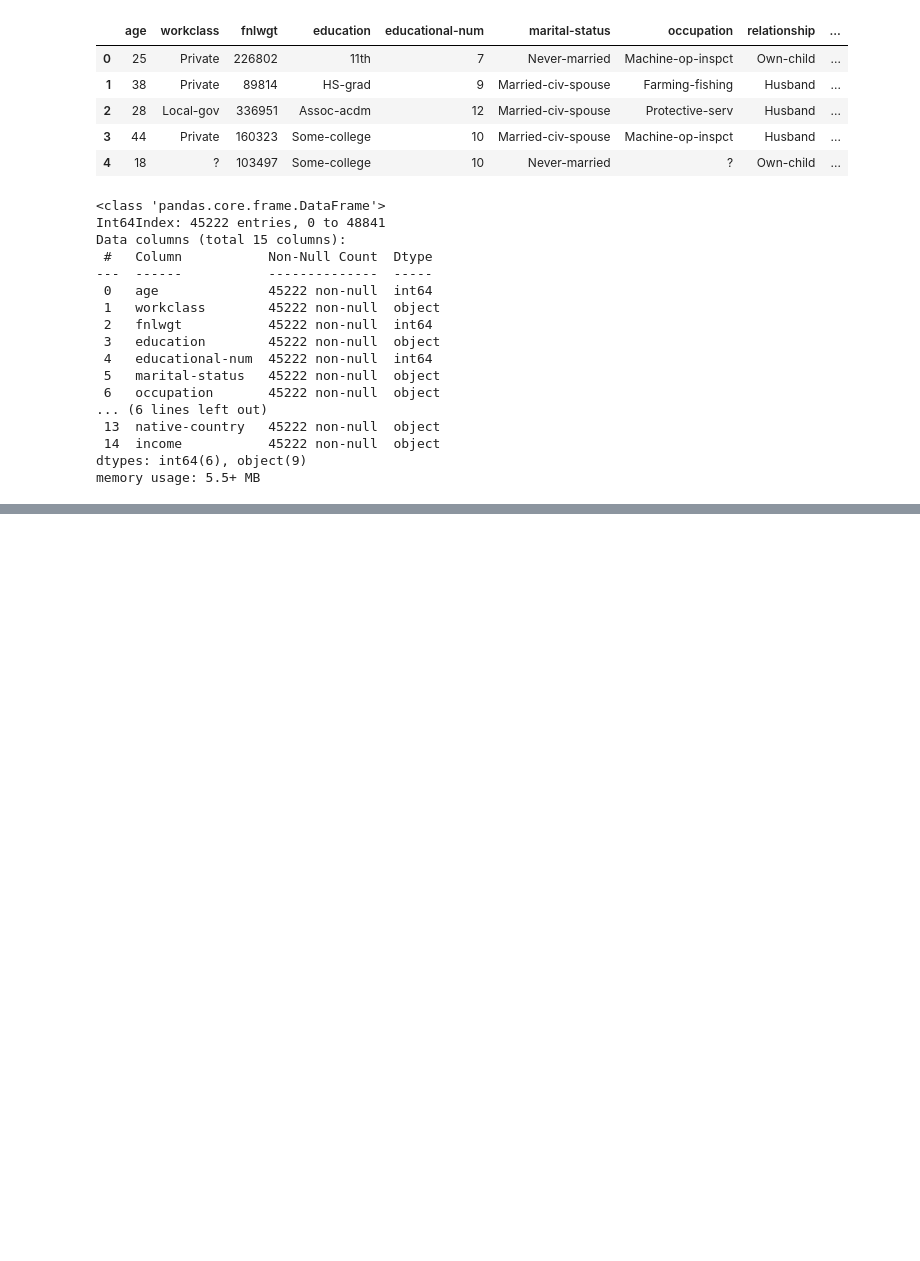
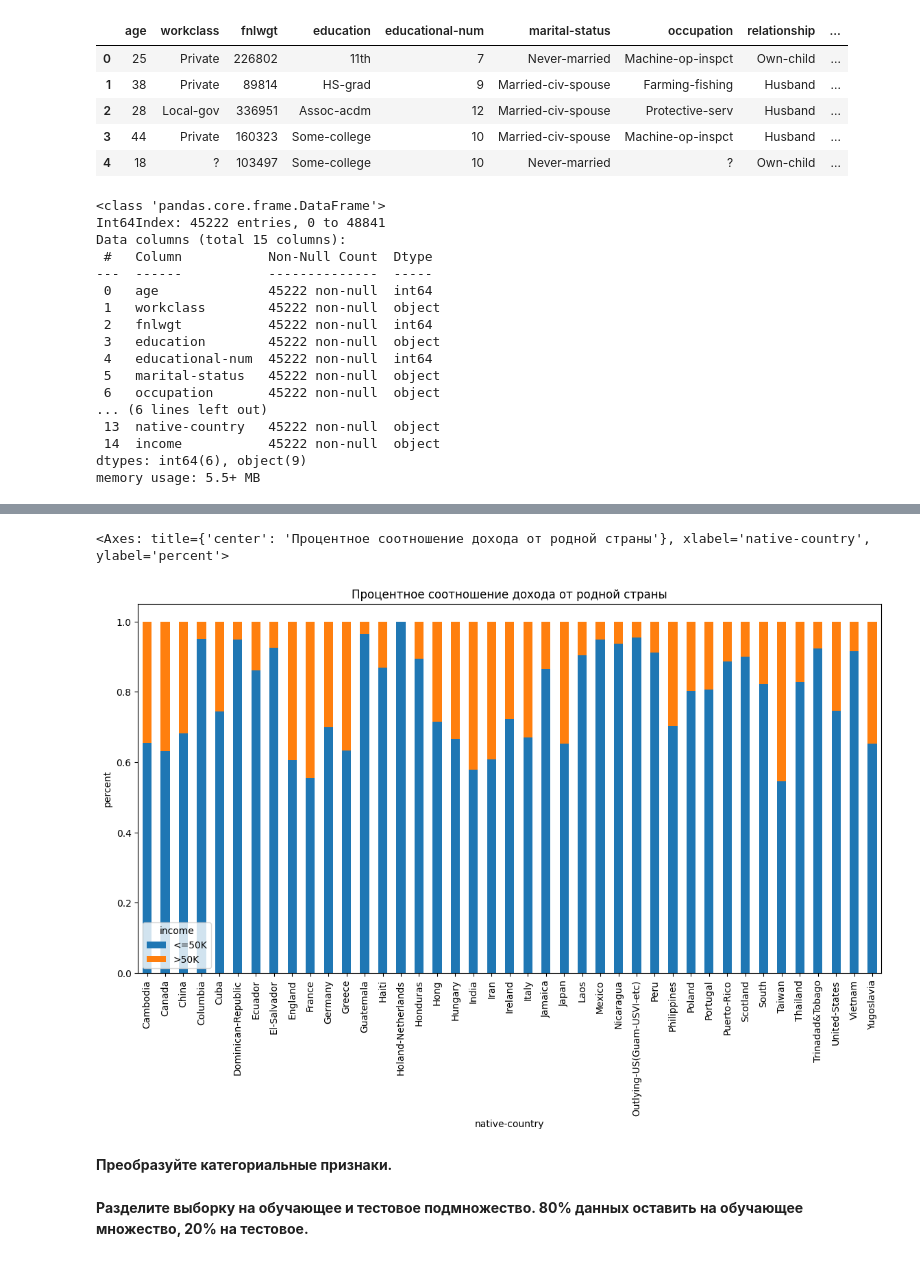
Before and after one commit to adtitovich/dsml-17, a Jupyter notebook: m1.ipynb, the cells around one changed output, grey strips where cells are left out. Cells and saved outputs as stored; diff of their text form; code cells hidden in the pictures; blank space fills up the shorter version.

```diff
--- a/m1.ipynb
+++ b/m1.ipynb
@@ -147,0 +71,9 @@ clf.score(X_test, y_test)
+# %%
+cat_totals = data.groupby(["native-country","income"])["income"].count().unstack()
+pct_df = cat_totals.divide(cat_totals.sum(axis=1), axis=0)
+pct_df.plot(kind="bar", stacked=True, title = "Процентное соотношение дохода от родной страны", figsize = (14,7), ylabel = "percent")
+# %% [output]
+<Axes: title={'center': 'Процентное соотношение дохода от родной страны'}, xlabel='native-country', ylabel='percent'>
+[figure, added]
+# %% [markdown]
+**Преобразуйте категориальные признаки.**
@@ -147,0 +92,2 @@ clf.score(X_test, y_test)
+# %% [markdown]
+**Разделите выборку на обучающее и тестовое подмножество. 80% данных оставить на обучающее множество, 20% на тестовое.**
```
Also changed, not shown: parts of 42 cells of this notebook.
